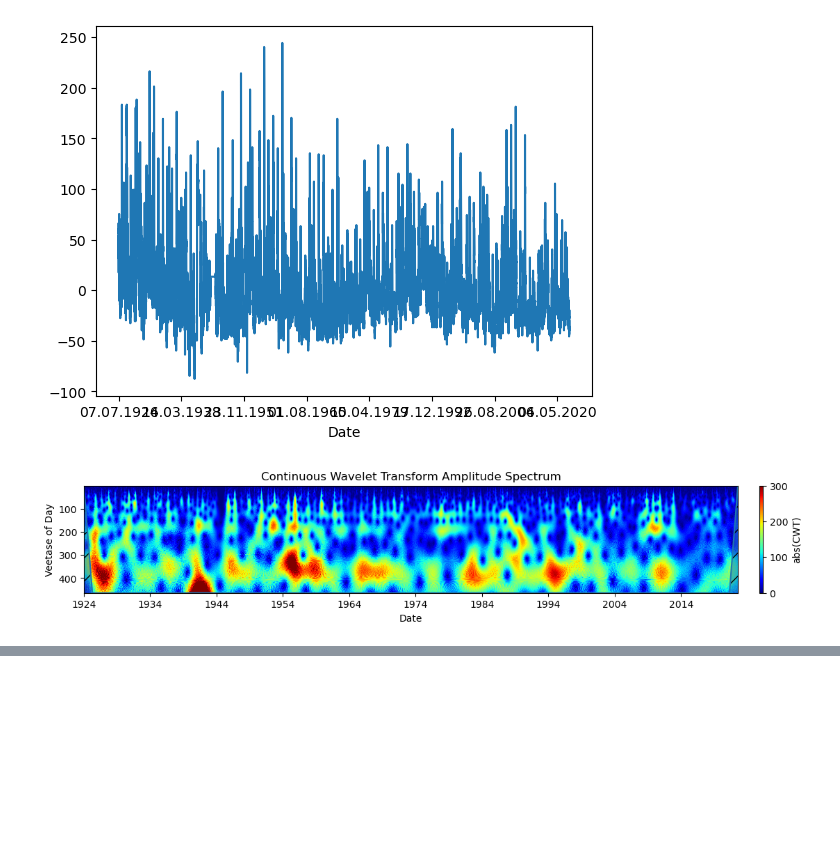
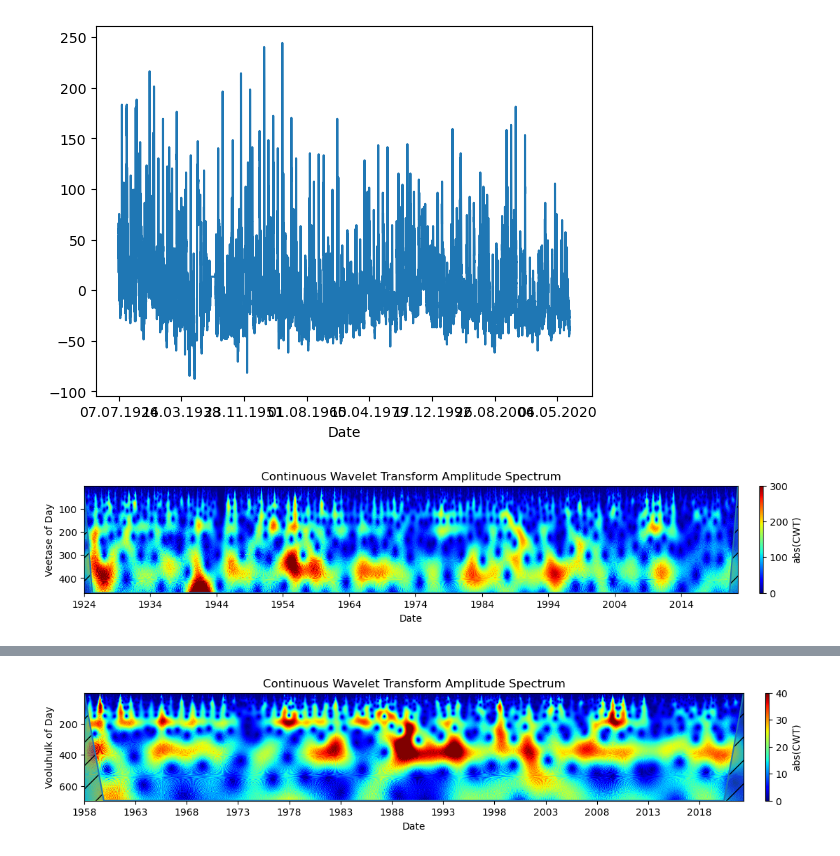
Before and after one commit to RRisto/learning, a Jupyter notebook: audio/wavelet/example_wavelet.ipynb, the cells around one changed output, grey strips where cells are left out. Cells and saved outputs as stored; diff of their text form; code cells hidden in the pictures; blank space fills up the shorter version.

Commit message:
wavelet

```diff
--- a/audio/wavelet/example_wavelet.ipynb
+++ b/audio/wavelet/example_wavelet.ipynb
@@ -131,0 +178,10 @@ set_x_yearly(ax, len(veetase_rapina), start_year=1924, step=10)
+# %%
+vool_r = df_vool_r.vooluhulk-df_vool_r.vooluhulk.mean()
+# %%
+scales = scg.periods2scales(np.arange(1, 365+100, 3))
+ax = scg.cws(vool_r, figsize=(13.2, 2), scales=scales, wavelet='cmor1.5-1.0',
+             xlabel="Date", ylabel="Vooluhulk of Day",coikw={'alpha':0.5,'hatch':'/'},
+            clim=(0, 40))
+set_x_yearly(ax, len(vool_r), start_year=1958, step=5)
+# %% [output]
+[figure, added]
```
Also changed, not shown: parts of 11 cells of this notebook.
